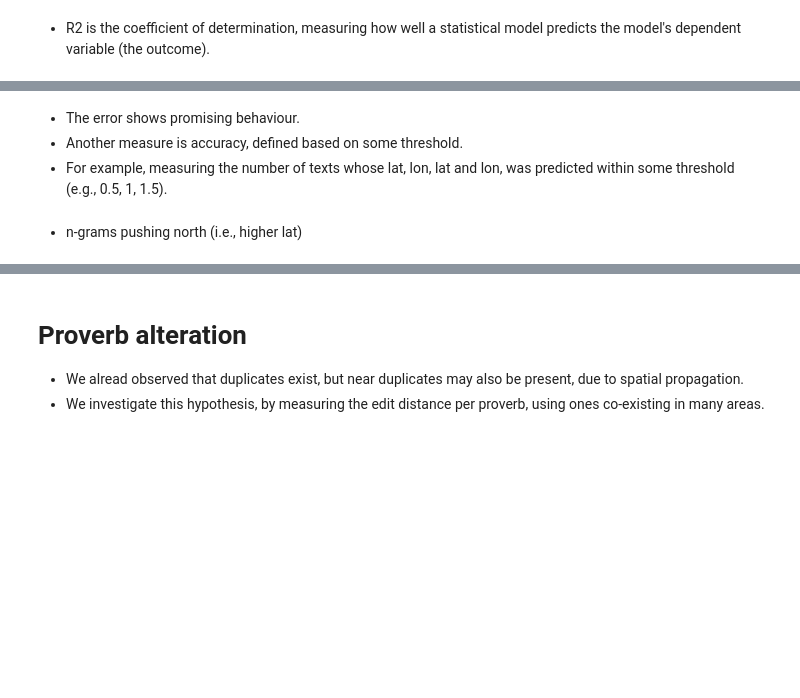
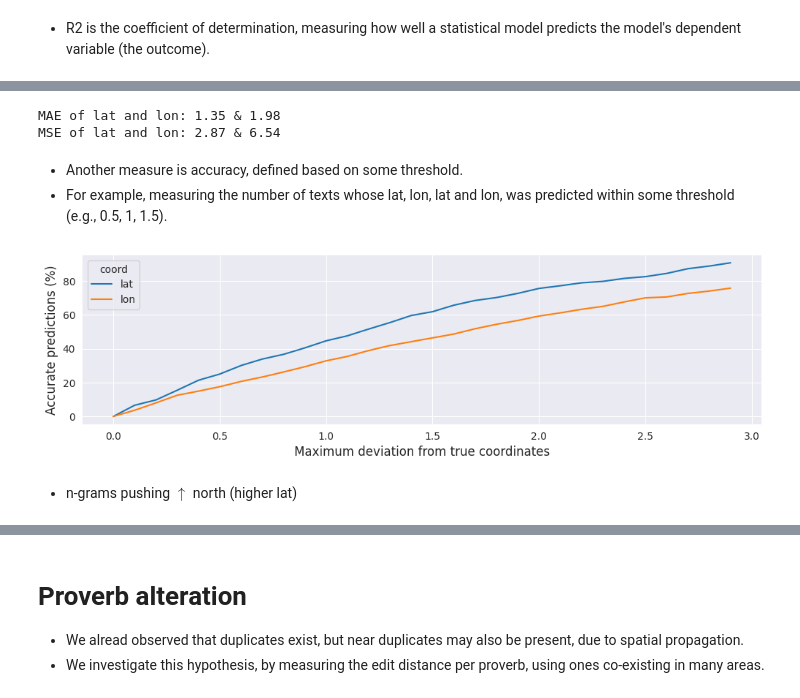
Before and after one commit to ipavlopoulos/greek-proverb-atlas, a Jupyter notebook: spatial_analysis.ipynb, the cells around one changed output, grey strips where cells are left out. Cells and saved outputs as stored; diff of their text form; code cells hidden in the pictures; blank space fills up the shorter version.

```diff
--- a/spatial_analysis.ipynb
+++ b/spatial_analysis.ipynb
@@ -531,7 +647,7 @@ duplicated_predicted_pd.sort_values(by="confidence", ascending=False).head(20)
 * Instead of classifying the place, we can learn to predict the geographical coordinates.
 * By using linear regression, we can measure feature importance afterwards, n-grams which distinguish spatially, from South to North, from West to East.
 # %%
-vect = TfidfVectorizer(ngram_range=(1,5), analyzer="char", max_df=0.5, min_df=5, lowercase=True)
+vect = TfidfVectorizer(ngram_range=(1,1), analyzer="word", max_df=0.5, min_df=5, lowercase=True)
 linear = Pipeline([('vect', vect), ('reg', LinearRegression())])
 linear.fit(train.text.values, train[["lat", "lon"]].values)
 txt_preds = linear.predict(test.text.values)
@@ -543,6 +662,10 @@ print(f'R2 (dev): {linear.score(dev.text, dev[["lat", "lon"]].values):.3f}')
 # %%
-print(f"MAE lat/lon: {mean_absolute_error(test.lat.values, txt_preds[:, 0]):.2f} / {mean_absolute_error(test.lon.values, txt_preds[:, 1]):.2f}")
+predicted_coords = linear.predict(test.text.values)
+print(f"MAE of lat and lon: {mean_absolute_error(test.lat.values, predicted_coords[:, 0]):.2f} & {mean_absolute_error(test.lon.values, predicted_coords[:, 1]):.2f}")
+print(f"MSE of lat and lon: {mean_squared_error(test.lat.values, predicted_coords[:, 0]):.2f} & {mean_squared_error(test.lon.values, predicted_coords[:, 1]):.2f}")
+# %% [output]
+MAE of lat and lon: 1.35 & 1.98
+MSE of lat and lon: 2.87 & 6.54
 # %% [markdown]
-* The error shows promising behaviour.
 * Another measure is accuracy, defined based on some threshold.
 * For example, measuring the number of texts whose lat, lon, lat and lon, was predicted within some threshold (e.g., 0.5, 1, 1.5).
@@ -552,14 +672,25 @@ acc = pd.DataFrame({"gold_lat": test.lat.values, "gold_lon": test.lon.values,
 # %%
-legit = []
-thresholds = [10, 5, 2, 1, 0.5, 0.2, 0.1]
+acc = pd.DataFrame({"gold_lat": test.lat.values, "gold_lon": test.lon.values,
+                    "pred_lat": predicted_coords[:, 0], "pred_lon": predicted_coords[:, 1]})
+
+legit_lat, legit_lon = [], []
+thresholds = [t/10. for t in range(30)]
 for th in thresholds:
-    legit.append(acc[acc.apply(lambda row: abs(row.gold_lat-row.pred_lat)<th and abs(row.gold_lon-row.pred_lon)<th, 1)].shape[0]/acc.shape[0])
-pd.DataFrame({"valid": legit}, index=thresholds).plot.bar();
+    legit_lat.append(100*acc[acc.apply(lambda row: abs(row.gold_lat-row.pred_lat)<th, 1)].shape[0]/acc.shape[0])
+    legit_lon.append(100*acc[acc.apply(lambda row: abs(row.gold_lon-row.pred_lon)<th, 1)].shape[0]/acc.shape[0])
+# %%
+plt.rcParams["figure.figsize"] = (12,3)
+d = pd.DataFrame({"accurate": legit_lat+legit_lon, 'threshold':thresholds+thresholds, 'coord':['lat']*len(thresholds)+['lon']*len(thresholds)})
+ax = sns.lineplot(d, y="accurate", x="threshold", hue='coord')
+ax.set(ylabel="Accurate predictions (%)", xlabel="Maximum deviation from true coordinates");
+sns.set_style('darkgrid'); sns.despine(left=True, bottom=True)
+# %% [output]
+[figure, added]
 # %%
 importance_pd = pd.DataFrame({"feature":linear["vect"].get_feature_names_out(),
                               "lat": linear["reg"].coef_[0, :],
                               "lon": linear["reg"].coef_[1, :]})
 # %% [markdown]
-* n-grams pushing north (i.e., higher lat)
+* n-grams pushing $\uparrow$ north (higher lat)
 # %%
 importance_pd.sort_values(by="lat", ascending=False).head(5)
```
Also changed, not shown: parts of 57 cells of this notebook.
